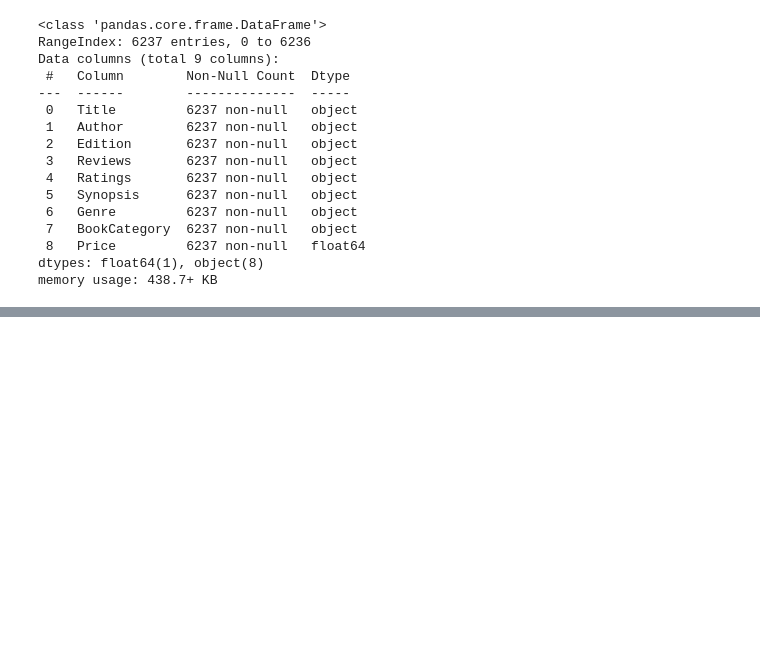
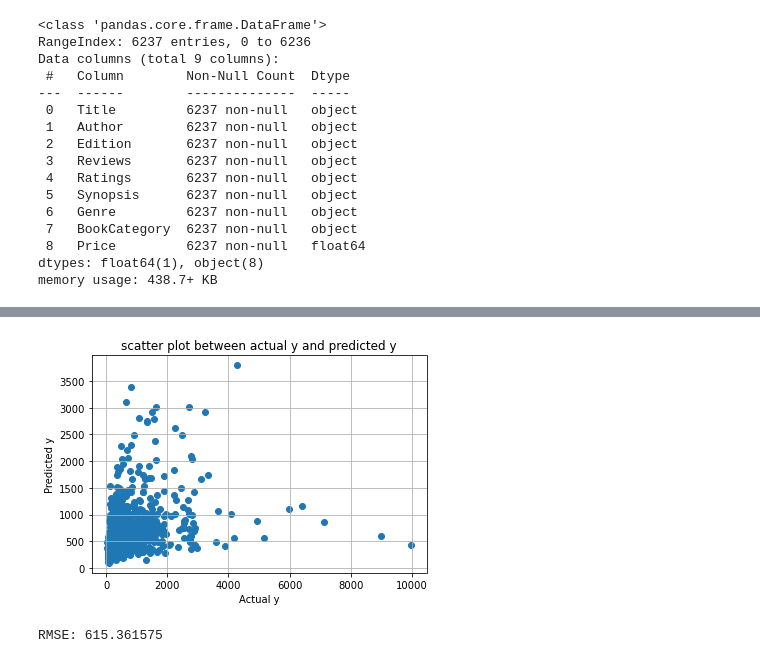
Before and after one commit to kshitizsingh1993/BookPricePrediction_machinehack, a Jupyter notebook: Book Price Prediction.ipynb, the cells around one changed output, grey strips where cells are left out. Cells and saved outputs as stored; diff of their text form; code cells hidden in the pictures; blank space fills up the shorter version.

```diff
--- a/Book Price Prediction.ipynb
+++ b/Book Price Prediction.ipynb
@@ -231,0 +328,16 @@ print (sam.age + len(sam.__dict__))
+# %%
+rf_regressor=RandomForestRegressor(max_depth= 15,max_features= 0.4, min_samples_leaf= 1, n_estimators=50)
+rf_regressor.fit(X_train,y_train)
+
+preds = rf_regressor.predict(X_test)
+rmse = np.sqrt(mean_squared_error(y_test, preds))
+plt.scatter(y_test,preds)
+plt.grid()
+plt.xlabel('Actual y')
+plt.ylabel('Predicted y')
+plt.title('scatter plot between actual y and predicted y')
+plt.show()
+print("RMSE: %f" % (rmse))
+# %% [output]
+[figure, added]
+RMSE: 615.361575
```
Also changed, not shown: parts of 74 cells of this notebook.
